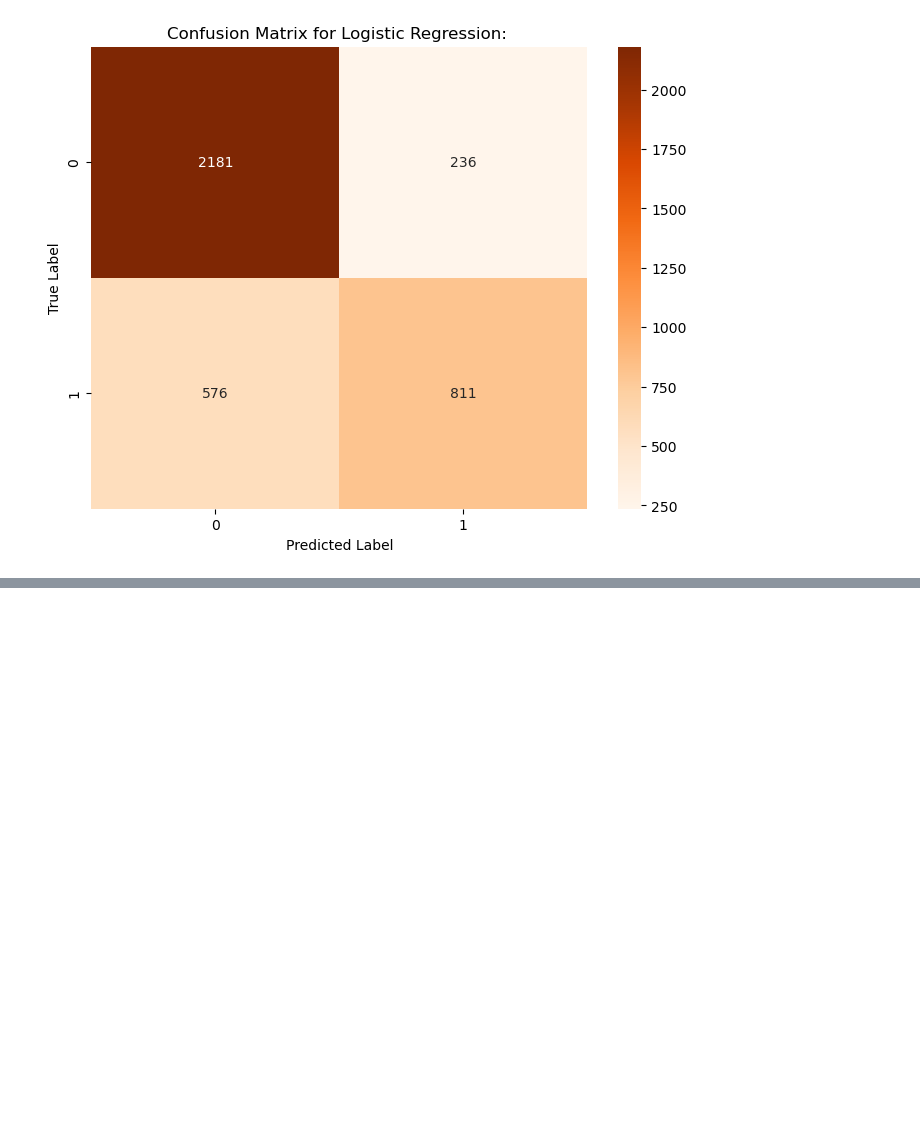
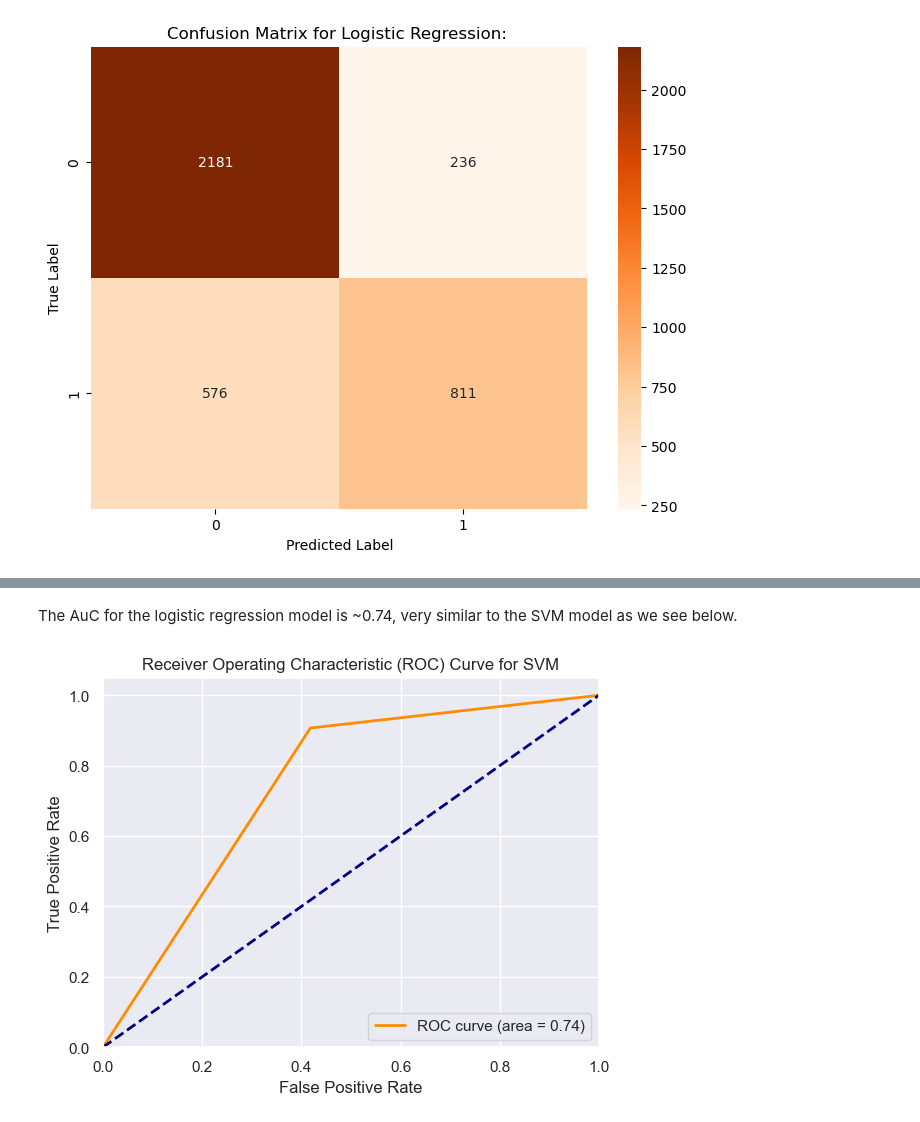
Before and after one commit to SohamAgarkar-ds/6301-Final--Project, a Jupyter notebook: 6302-Final.ipynb, the cells around one changed output, grey strips where cells are left out. Saved outputs shown, nothing was run; the diff lists cells and outputs as text; code cells hidden in the pictures; blank space fills up the shorter version.

```diff
--- a/6302-Final.ipynb
+++ b/6302-Final.ipynb
@@ -211,0 +244,23 @@ plt.show()
+# %% [markdown]
+The AuC for the logistic regression model is ~0.74, very similar to the SVM model as we see below.
+# %%
+# svm
+y_pred_svm_binary = [1 if label == 'g' else 0 for label in y_pred_svm]
+fpr_svm, tpr_svm, thresholds = roc_curve(y_test_binary, y_pred_svm_binary)
+roc_auc_svm = auc(fpr_svm, tpr_svm)
+
+# Plot ROC curve
+seaborn.set()
+
+plt.figure()
+plt.plot(fpr_lr, tpr_lr, color='darkorange', lw=2, label='ROC curve (area = %0.2f)' % roc_auc_svm)
+plt.plot([0, 1], [0, 1], color='navy', lw=2, linestyle='--')
+plt.xlim([0.0, 1.0])
+plt.ylim([0.0, 1.05])
+plt.xlabel('False Positive Rate')
+plt.ylabel('True Positive Rate')
+plt.title('Receiver Operating Characteristic (ROC) Curve for SVM')
+plt.legend(loc="lower right")
+plt.show()
+# %% [output]
+[figure, added]
```
Also changed, not shown: parts of 7 cells of this notebook.
